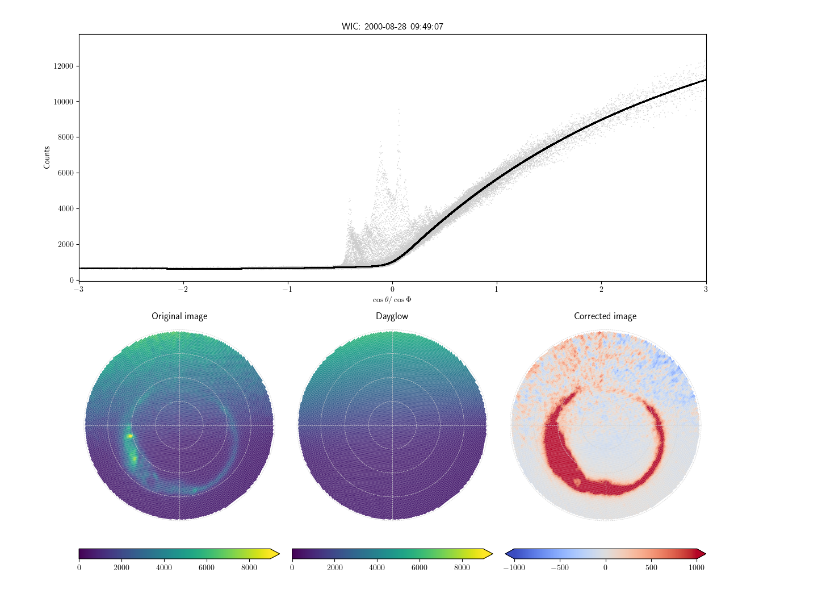
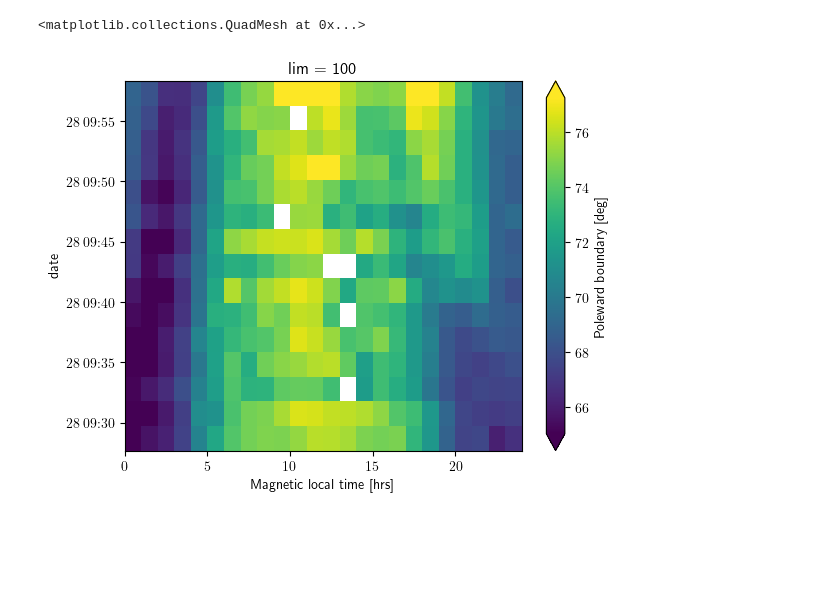
Before and after one commit to aohma/fuvpy, a Jupyter notebook: examples/notebooks/002_auroral_boundaries.ipynb, the cells around one changed output. Cells and saved outputs as stored; diff of their text form; code cells hidden in the pictures; blank space fills up the shorter version.

```diff
--- a/examples/notebooks/002_auroral_boundaries.ipynb
+++ b/examples/notebooks/002_auroral_boundaries.ipynb
@@ -6,5 +10,5 @@ import fuvpy as fuv
 # %%
 path = '../sample_wicfiles/'
 wicfiles = glob.glob(path + '*.idl')
-wic = fuv.readImg(wicfiles,dzalim=75)
-wic
+wic = fuv.read_idl(wicfiles,dzalim=75)
+wic = wic.fuv.backgroundmodel_BS(tOrder=0).fuv.backgroundmodel_SH(3,3,tOrder=0)
@@ -28,4 +14,0 @@ Data variables:
-# %%
-wic = wic.fuv.makeBSmodel(tOrder=0)
-# %%
-wic = wic.fuv.makeSHmodel(3,3,tOrder=0)
@@ -37,4 +15,7 @@ wic.isel(date=10)['shimg'].plot(robust=True)
-# %%
-fuv.plotBSmodel(wic.isel(date=8))
-# %% [output]
-[figure, removed]
+# %%
+bi = fuv.detect_boundaries(wic)
+# %%
+bi['pb'].sel(lim=100).plot(robust=True)
+# %% [output]
+<matplotlib.collections.QuadMesh at 0x...>
+[figure, added]
```
Also changed, not shown: parts of 6 cells of this notebook, 1 other file.
